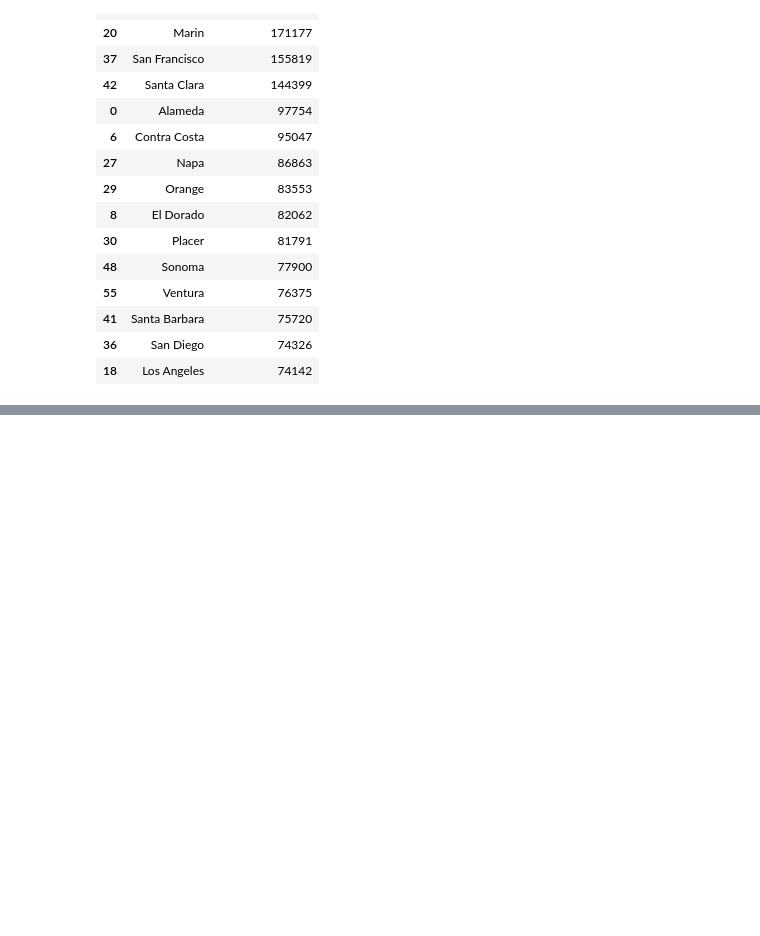
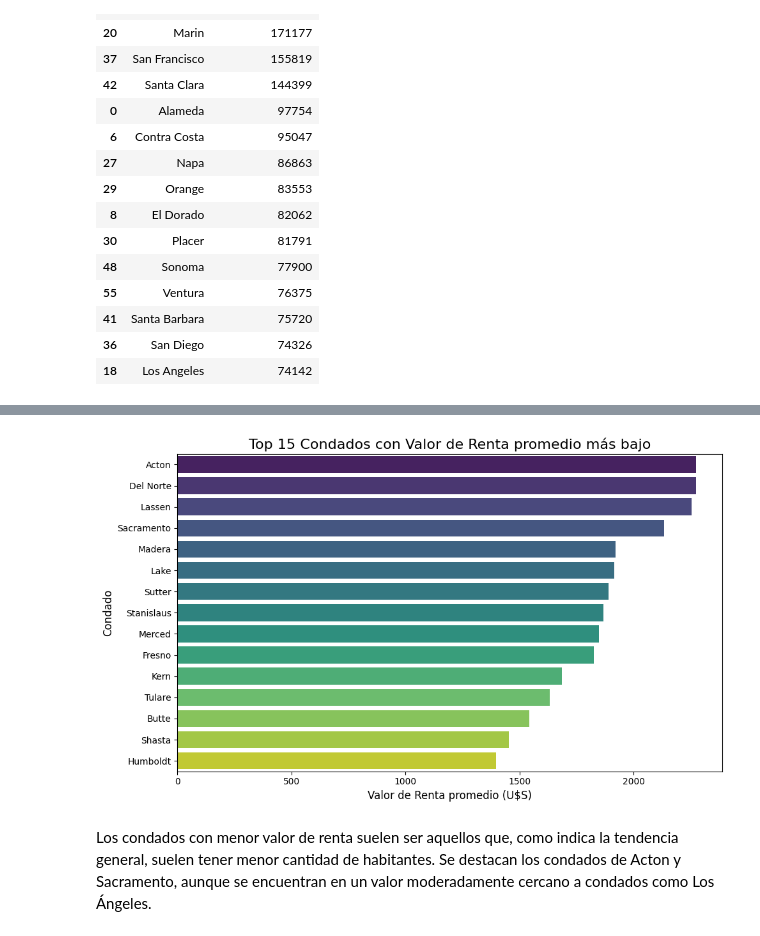
Before and after one commit to gastorellano/epicurean_project, a Jupyter notebook: Data Analytics/Análisis Económico/Análisis_económico.ipynb, the cells around one changed output, grey strips where cells are left out. Cells and saved outputs as stored; diff of their text form; code cells hidden in the pictures; blank space fills up the shorter version.

```diff
--- a/Data Analytics/Análisis Económico/Análisis_económico.ipynb
+++ b/Data Analytics/Análisis Económico/Análisis_económico.ipynb
@@ -96,0 +205,19 @@ Passing `palette` without assigning `hue` is deprecated and will be removed in v
+# %%
+df_last15 = df_censo[['County', 'Rent']].sort_values(by='Rent', ascending=False).tail(15)
+
+# Configuración del gráfico
+plt.figure(figsize=(10, 6))
+sns.barplot(x='Rent', y='County', data=df_last15, hue='County', palette='viridis', dodge=False, legend=False)
+
+# Agregar título y etiquetas
+plt.title('Top 15 Condados con Valor de Renta promedio más bajo', fontsize=16)
+plt.xlabel('Valor de Renta promedio (U$S)', fontsize=12)
+plt.ylabel('Condado', fontsize=12)
+
+# Mostrar gráfico
+plt.tight_layout()
+plt.show()
+# %% [output]
+[figure, added]
+# %% [markdown]
+Los condados con menor valor de renta suelen ser aquellos que, como indica la tendencia general, suelen tener menor cantidad de habitantes. Se destacan los condados de Acton y Sacramento, aunque se encuentran en un valor moderadamente cercano a condados como Los Ángeles.
```
Also changed, not shown: parts of 63 cells of this notebook, 2 other files.
